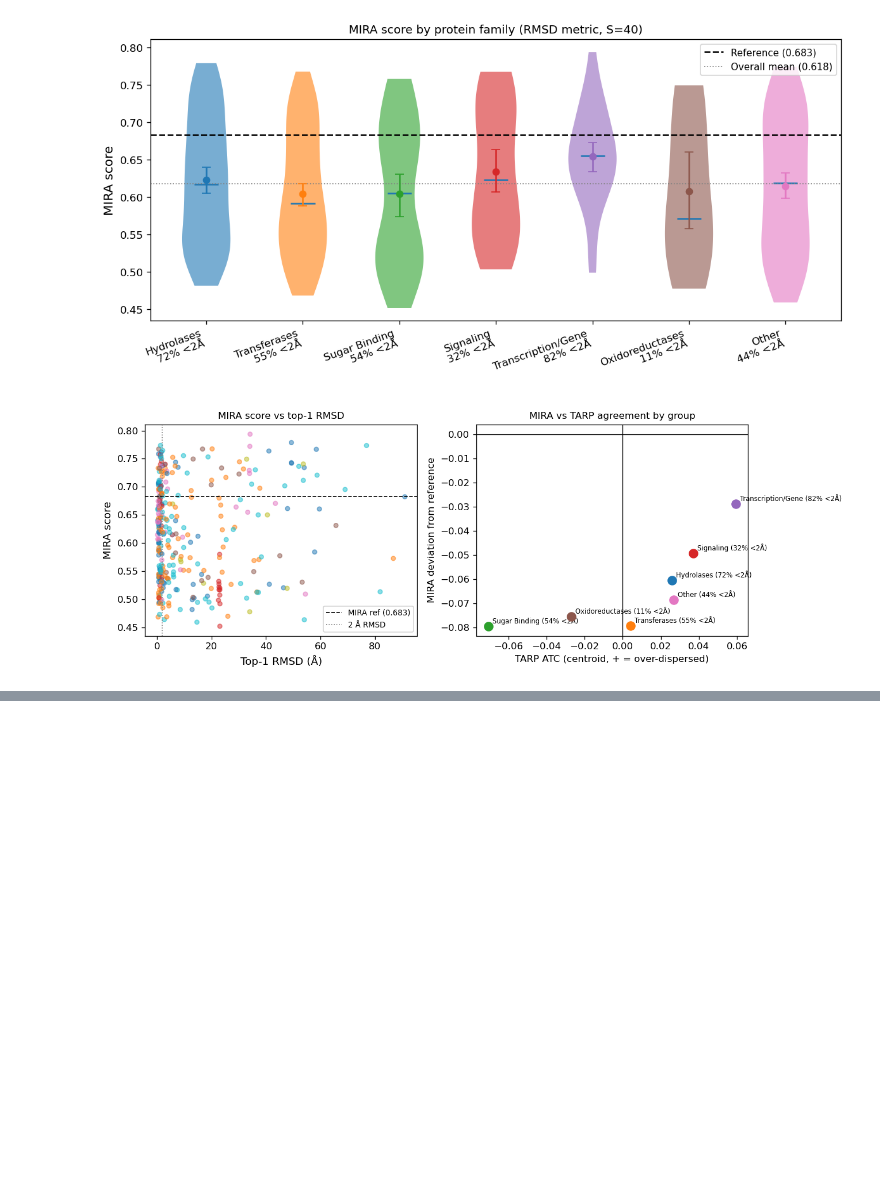
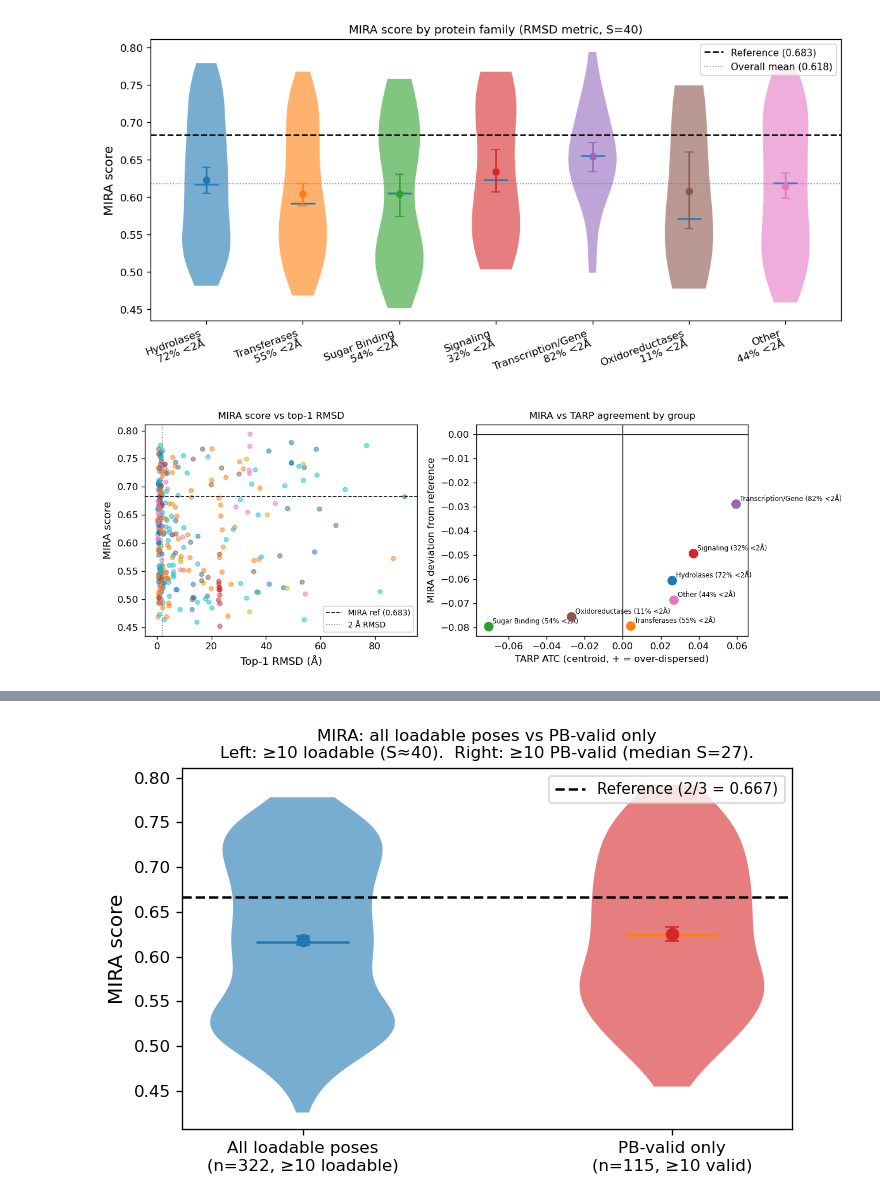
Before and after one commit to quentin-fuchs/MasterThesis, a Jupyter notebook: notebooks/tarp_analysis.ipynb, the cells around one changed output, grey strips where cells are left out. Drawn from its saved outputs; the diff is of its cells as text; code cells hidden in the pictures; blank space fills up the shorter version.

```diff
--- a/notebooks/tarp_analysis.ipynb
+++ b/notebooks/tarp_analysis.ipynb
@@ -583,0 +891,96 @@ Reference                          0.6833
+# %%
+# ── MIRA comparison: all loadable poses vs PB-valid poses ───────────────────
+# Left:  complexes with >=10 loadable poses, using all loadable poses.
+# Right: complexes with >=10 PB-valid poses, using all valid poses.
+from utils.mira_eval import _load_poses, _mira_one_complex
+from utils.posebusters_eval import load_pb_filtered_coords
+from mira_score import get_device
+
+FAIR_CACHE = f"{METRICS}/mira_fair_comparison.npz"
+MIN_LOAD  = 10
+MIN_VALID = 10
+
+if os.path.exists(FAIR_CACHE):
+    _c = np.load(FAIR_CACHE, allow_pickle=True)
+    fair_names_rand  = _c['names_rand']
+    fair_scores_rand = _c['scores_rand']
+    fair_names_pb    = _c['names_pb']
+    fair_scores_pb   = _c['scores_pb']
+    print(f"Loaded cache: {len(fair_scores_rand)} loadable, {len(fair_scores_pb)} PB-valid")
+else:
+    pb_eligible = set(n for n in complex_names
+                      if len(pb_results.get(n, {}).get('valid_ranks', [])) >= MIN_VALID)
+    print(f"All complexes: {len(complex_names)},  PB-eligible (>={MIN_VALID} valid): {len(pb_eligible)}")
+
+    device  = get_device()
+    names_rand, scores_rand = [], []
+    names_pb,   scores_pb   = [], []
+
+    for i, pdb_id in enumerate(complex_names):
+        if i % 20 == 0:
+            print(f"  [{i}/{len(complex_names)}] {pdb_id} ...", flush=True)
+        try:
+            crystal, samples = _load_poses(pdb_id, results_index, DATA_DIR)
+        except Exception as e:
+            print(f"    Skip {pdb_id}: {e}"); continue
+
+        # Left: all loadable poses, >=10 only
+        if len(samples) >= MIN_LOAD:
+            score = _mira_one_complex(crystal, samples, num_runs=100,
+                                      device=device, metric='rmsd')
+            if not np.isnan(score):
+                names_rand.append(pdb_id); scores_rand.append(score)
+
+        # Right: all PB-valid poses, >=10 valid only
+        if pdb_id in pb_eligible:
+            valid_ranks = pb_results[pdb_id]['valid_ranks']
+            pb_samp = load_pb_filtered_coords(pdb_id, valid_ranks, POSES_DIR)
+            score_pb = _mira_one_complex(crystal, pb_samp, num_runs=100,
+                                         device=device, metric='rmsd')
+            if not np.isnan(score_pb):
+                names_pb.append(pdb_id); scores_pb.append(score_pb)
+
+    fair_names_rand  = np.array(names_rand)
+    fair_scores_rand = np.array(scores_rand)
+    fair_names_pb    = np.array(names_pb)
+    fair_scores_pb   = np.array(scores_pb)
+    np.savez(FAIR_CACHE,
+             names_rand=fair_names_rand, scores_rand=fair_scores_rand,
+             names_pb=fair_names_pb,     scores_pb=fair_scores_pb)
+    print(f"Saved: {len(fair_scores_rand)} loadable, {len(fair_scores_pb)} PB-valid")
+
+n_valid_pb = np.array([len(pb_results.get(n, {}).get('valid_ranks', []))
+                        for n in fair_names_pb])
+med_S_pb  = int(np.median(n_valid_pb))
+REF       = 2 / 3
+print(f"\nAll loadable:     mean={fair_scores_rand.mean():.4f} "
+      f"± {fair_scores_rand.std():.4f}  (n={len(fair_scores_rand)})")
+print(f"PB-valid (>={MIN_VALID}): mean={fair_scores_pb.mean():.4f} "
+      f"± {fair_scores_pb.std():.4f}  (n={len(fair_scores_pb)}, "
+      f"median S={med_S_pb})")
+
+# ── Violin ───────────────────────────────────────────────────────────────────
+fig, ax = plt.subplots(figsize=(6, 4))
+for pos, scores, color in [
+    (0, fair_scores_rand, 'C0'),
+    (1, fair_scores_pb,   'C3'),
+]:
+    vp = ax.violinplot([scores], positions=[pos], showmedians=True, showextrema=False)
+    vp['bodies'][0].set_facecolor(color); vp['bodies'][0].set_alpha(0.6)
+    ax.errorbar(pos, scores.mean(), yerr=scores.std() / np.sqrt(len(scores)),
+                fmt='o', color=color, capsize=4, ms=7, zorder=5)
+ax.axhline(REF, color='k', ls='--', lw=1.5, label=f'Reference (2/3 = {REF:.3f})')
+ax.set_xticks([0, 1])
+ax.set_xticklabels(
+    [f'All loadable poses\n(n={len(fair_scores_rand)}, ≥{MIN_LOAD} loadable)',
+     f'PB-valid only\n(n={len(fair_scores_pb)}, ≥{MIN_VALID} valid)'], fontsize=10)
+ax.set_ylabel('MIRA score', fontsize=12)
+ax.set_title(
+    f'MIRA: all loadable poses vs PB-valid only\n'
+    f'Left: ≥{MIN_LOAD} loadable (S≈40).  Right: ≥{MIN_VALID} PB-valid (median S={med_S_pb}).',
+    fontsize=10)
+ax.legend(fontsize=9)
+plt.tight_layout()
+plt.savefig(f'{FIGURES}/mira_fair_comparison.png', dpi=150, bbox_inches='tight')
+plt.show()
+# %% [output]
@@ -583,0 +991 @@ Reference                          0.6833
+[figure, added]
```
Also changed, not shown: parts of 25 cells of this notebook, 4 other files.
